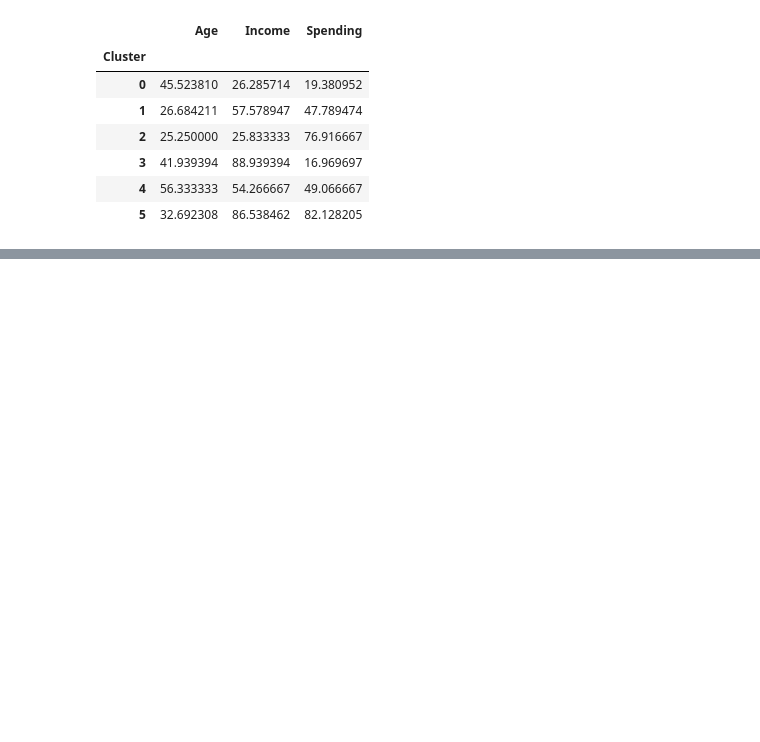
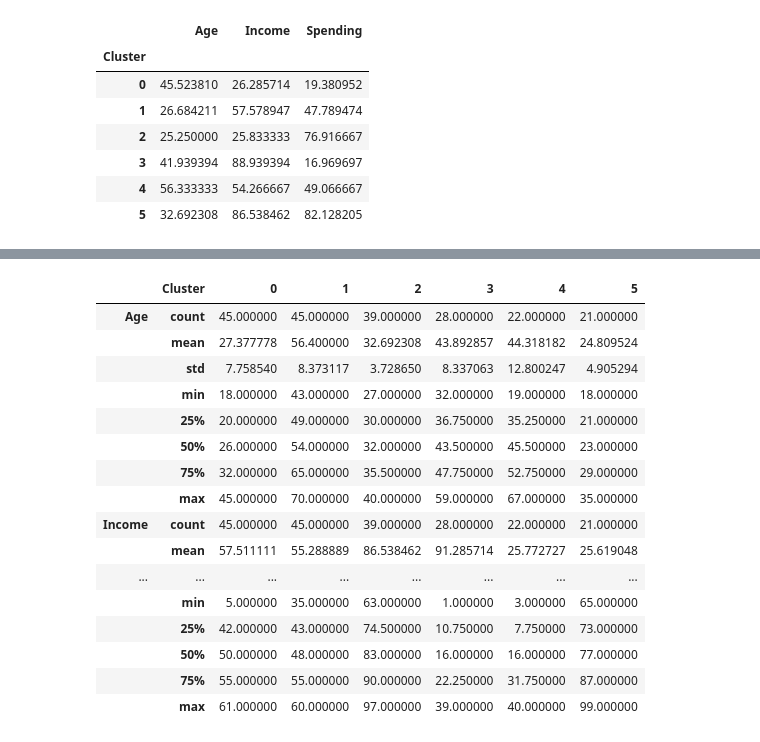
Before and after one commit to utkarshg1/DL-2pm-4pm-Weekend, a Jupyter notebook: Clustering.ipynb, the cells around one changed output, grey strips where cells are left out. Drawn from its saved outputs; the diff is of its cells as text; code cells hidden in the pictures; blank space fills up the shorter version.

```diff
--- a/Clustering.ipynb
+++ b/Clustering.ipynb
@@ -366,0 +386,3 @@ fig2.show()
+# %%
+lb2 = best_agc.labels_
+lb2
@@ -366,0 +409,4 @@ fig2.show()
+# %%
+X2 = X.copy()
+X2["Cluster"] = lb2
+X2.head()
@@ -366,0 +545,20 @@ fig2.show()
+# %%
+X2.groupby(by="Cluster").describe().T
+# %% [output]
+|  | Cluster | 0 | 1 | 2 | 3 | 4 | 5 |
+| Age | count | 45.000000 | 45.000000 | 39.000000 | 28.000000 | 22.000000 | 21.000000 |
+|  | mean | 27.377778 | 56.400000 | 32.692308 | 43.892857 | 44.318182 | 24.809524 |
+|  | std | 7.758540 | 8.373117 | 3.728650 | 8.337063 | 12.800247 | 4.905294 |
+|  | min | 18.000000 | 43.000000 | 27.000000 | 32.000000 | 19.000000 | 18.000000 |
+|  | 25% | 20.000000 | 49.000000 | 30.000000 | 36.750000 | 35.250000 | 21.000000 |
+|  | 50% | 26.000000 | 54.000000 | 32.000000 | 43.500000 | 45.500000 | 23.000000 |
+|  | 75% | 32.000000 | 65.000000 | 35.500000 | 47.750000 | 52.750000 | 29.000000 |
+|  | max | 45.000000 | 70.000000 | 40.000000 | 59.000000 | 67.000000 | 35.000000 |
+| Income | count | 45.000000 | 45.000000 | 39.000000 | 28.000000 | 22.000000 | 21.000000 |
+|  | mean | 57.511111 | 55.288889 | 86.538462 | 91.285714 | 25.772727 | 25.619048 |
+| ... | ... | ... | ... | ... | ... | ... | ... |
+|  | min | 5.000000 | 35.000000 | 63.000000 | 1.000000 | 3.000000 | 65.000000 |
+|  | 25% | 42.000000 | 43.000000 | 74.500000 | 10.750000 | 7.750000 | 73.000000 |
+|  | 50% | 50.000000 | 48.000000 | 83.000000 | 16.000000 | 16.000000 | 77.000000 |
+|  | 75% | 55.000000 | 55.000000 | 90.000000 | 22.250000 | 31.750000 | 87.000000 |
+|  | max | 61.000000 | 60.000000 | 97.000000 | 39.000000 | 40.000000 | 99.000000 |
```
Also changed, not shown: parts of 10 cells of this notebook.
